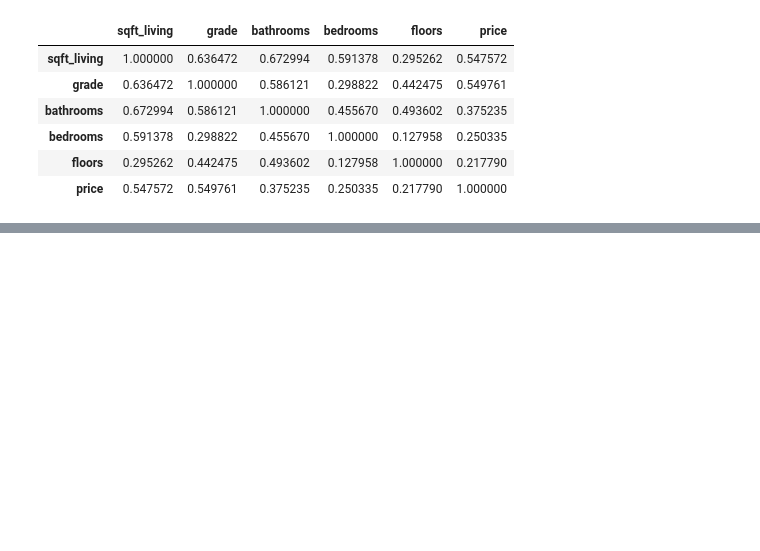
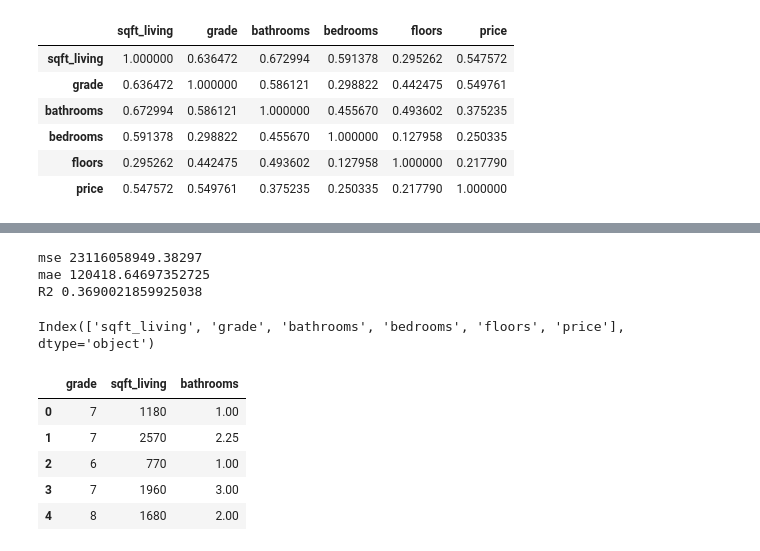
Before and after one commit to Leila-Nyambura/king-county-house-price-prediction-LRM, a Jupyter notebook: Leonard.ipynb, the cells around one changed output, grey strips where cells are left out. Drawn from its saved outputs; the diff is of its cells as text; code cells hidden in the pictures; blank space fills up the shorter version.

```diff
--- a/Leonard.ipynb
+++ b/Leonard.ipynb
@@ -648,0 +762,8 @@ df_transformed_new.corr()
+# %%
+print("mse",mse)
+print("mae",mae)
+print("R2" ,r2)
+# %% [output]
+mse 23116058949.38297
+mae 120418.64697352725
+R2 0.3690021859925038
@@ -648,0 +773,15 @@ df_transformed_new.corr()
+# %%
+#lets add the bathroom
+df_transformed_new.columns
+# %% [output]
+Index(['sqft_living', 'grade', 'bathrooms', 'bedrooms', 'floors', 'price'], dtype='object')
+# %%
+x_v4 = df_transformed_new[['grade',  'sqft_living','bathrooms']]
+x_v4.head()
+# %% [output]
+|  | grade | sqft_living | bathrooms |
+| 0 | 7 | 1180 | 1.00 |
+| 1 | 7 | 2570 | 2.25 |
+| 2 | 6 | 770 | 1.00 |
+| 3 | 7 | 1960 | 3.00 |
+| 4 | 8 | 1680 | 2.00 |
```
Also changed, not shown: parts of 20 cells of this notebook.
